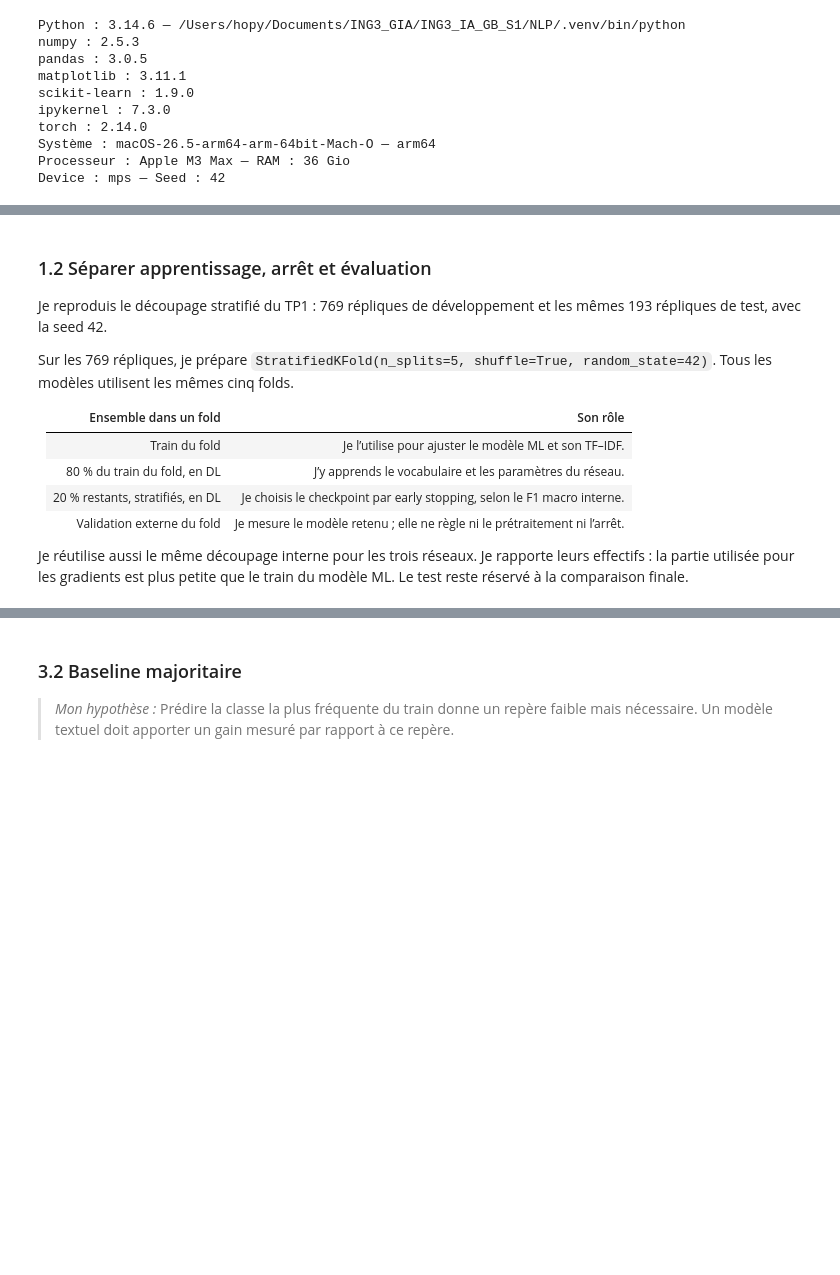
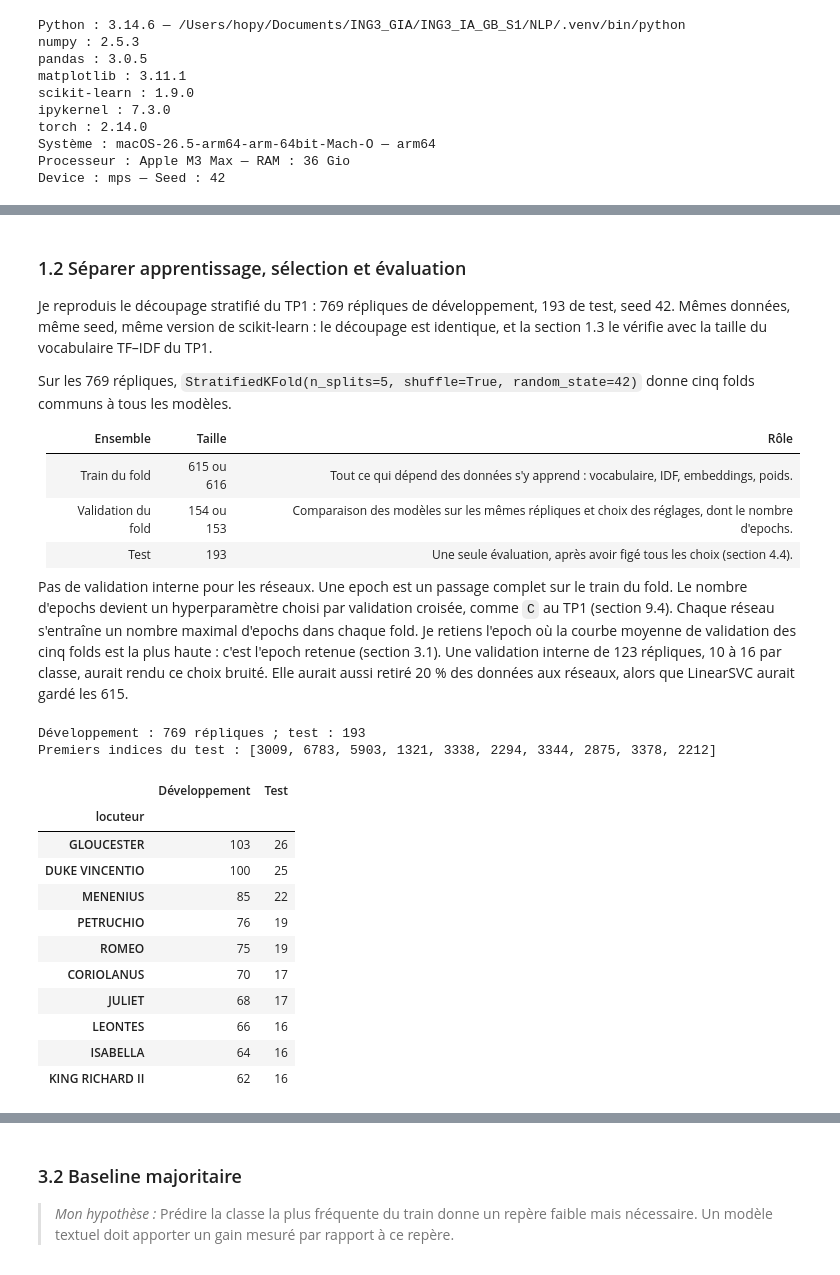
Before and after one commit to mcrayssac/ING3_IAA_GB_NLP, a Jupyter notebook: TP2_NLP_deep_learning.ipynb, the cells around one changed output, grey strips where cells are left out. Cells and saved outputs as stored; diff of their text form; code cells hidden in the pictures; blank space fills up the shorter version.

```diff
--- a/TP2_NLP_deep_learning.ipynb
+++ b/TP2_NLP_deep_learning.ipynb
@@ -96,0 +132,12 @@ Je conserve les pronoms, négations et noms présents dans la réplique : « I
+# %%
+# Jeu retenu : répliques d'au moins 10 mots, puis les 10 locuteurs les plus fréquents, comme au TP1.
+seuil, nb_locuteurs = 10, 10
+
+# Le seuil de longueur s'applique avant de compter les locuteurs.
+longueurs = df['replique'].str.split().str.len()
+locuteurs = df.loc[longueurs >= seuil, 'locuteur'].value_counts().head(nb_locuteurs).index
+
+donnees = df.loc[
+    (longueurs >= seuil) & df['locuteur'].isin(locuteurs),
+    ['replique', 'locuteur'],
+].copy()  # Ordre et indices du TP1 conservés.
@@ -97,19 +190,49 @@ Je conserve les pronoms, négations et noms présents dans la réplique : « I
 # %% [markdown]
-### 1.2 Séparer apprentissage, arrêt et évaluation
+### 1.2 Séparer apprentissage, sélection et évaluation
 
-Je reproduis le découpage stratifié du TP1 : 769 répliques de développement et les mêmes 193 répliques de test, avec la seed 42.
+Je reproduis le découpage stratifié du TP1 : 769 répliques de développement, 193 de test, seed 42. Mêmes données, même seed, même version de scikit-learn : le découpage est identique, et la section 1.3 le vérifie avec la taille du vocabulaire TF–IDF du TP1.
 
-Sur les 769 répliques, je prépare `StratifiedKFold(n_splits=5, shuffle=True, random_state=42)`. Tous les modèles utilisent les mêmes cinq folds.
+Sur les 769 répliques, `StratifiedKFold(n_splits=5, shuffle=True, random_state=42)` donne cinq folds communs à tous les modèles.
 
-| Ensemble dans un fold | Son rôle |
-|---|---|
-| Train du fold | Je l’utilise pour ajuster le modèle ML et son TF–IDF. |
-| 80 % du train du fold, en DL | J’y apprends le vocabulaire et les paramètres du réseau. |
-| 20 % restants, stratifiés, en DL | Je choisis le checkpoint par early stopping, selon le F1 macro interne. |
-| Validation externe du fold | Je mesure le modèle retenu ; elle ne règle ni le prétraitement ni l’arrêt. |
+| Ensemble | Taille | Rôle |
+|---|---|---|
+| Train du fold | 615 ou 616 | Tout ce qui dépend des données s'y apprend : vocabulaire, IDF, embeddings, poids. |
+| Validation du fold | 154 ou 153 | Comparaison des modèles sur les mêmes répliques et choix des réglages, dont le nombre d'epochs. |
+| Test | 193 | Une seule évaluation, après avoir figé tous les choix (section 4.4). |
 
-Je réutilise aussi le même découpage interne pour les trois réseaux. Je rapporte leurs effectifs : la partie utilisée pour les gradients est plus petite que le train du modèle ML. Le test reste réservé à la comparaison finale.
+Pas de validation interne pour les réseaux. Une epoch est un passage complet sur le train du fold. Le nombre d'epochs devient un hyperparamètre choisi par validation croisée, comme `C` au TP1 (section 9.4). Chaque réseau s'entraîne un nombre maximal d'epochs dans chaque fold. Je retiens l'epoch où la courbe moyenne de validation des cinq folds est la plus haute : c'est l'epoch retenue (section 3.1). Une validation interne de 123 répliques, 10 à 16 par classe, aurait rendu ce choix bruité. Elle aurait aussi retiré 20 % des données aux réseaux, alors que LinearSVC aurait gardé les 615.
 # %%
-# TODO : reproduire et conserver les indices train/test du TP1 ; vérifier 769/193 et leur disjonction.
-# TODO : figer les cinq folds, puis les splits internes 80/20 stratifiés avec la seed 42.
-# TODO : vérifier les classes présentes et l’absence de répliques identiques entre ensembles.
+# Découpage développement / test du TP1 : 80/20 stratifié, seed 42.
+from sklearn.model_selection import StratifiedKFold, train_test_split
+
+X_train, X_test, y_train, y_test = train_test_split(
+    donnees['replique'], donnees['locuteur'],
+    test_size=0.2, stratify=donnees['locuteur'], random_state=RANDOM_STATE,
+)
+
+# Vérifications : aucun indice ni texte partagé entre développement et test.
+assert set(X_train.index).isdisjoint(X_test.index)
+assert not set(X_train).intersection(X_test)
+
+# Tailles, empreinte du découpage et répartition des classes
+print(f'Développement : {len(X_train)} répliques ; test : {len(X_test)}')
+print(f'Premiers indices du test : {list(X_test.index[:10])}')
+display(pd.DataFrame({
+    'Développement': y_train.value_counts(),
+    'Test': y_test.value_counts(),
+}).sort_values('Développement', ascending=False))
+# %% [output]
+Développement : 769 répliques ; test : 193
+Premiers indices du test : [3009, 6783, 5903, 1321, 3338, 2294, 3344, 2875, 3378, 2212]
+|  | Développement | Test |
+| locuteur |  |  |
+| GLOUCESTER | 103 | 26 |
+| DUKE VINCENTIO | 100 | 25 |
+| MENENIUS | 85 | 22 |
+| PETRUCHIO | 76 | 19 |
+| ROMEO | 75 | 19 |
+| CORIOLANUS | 70 | 17 |
+| JULIET | 68 | 17 |
+| LEONTES | 66 | 16 |
+| ISABELLA | 64 | 16 |
+| KING RICHARD II | 62 | 16 |
```
Also changed, not shown: parts of 40 cells of this notebook.
